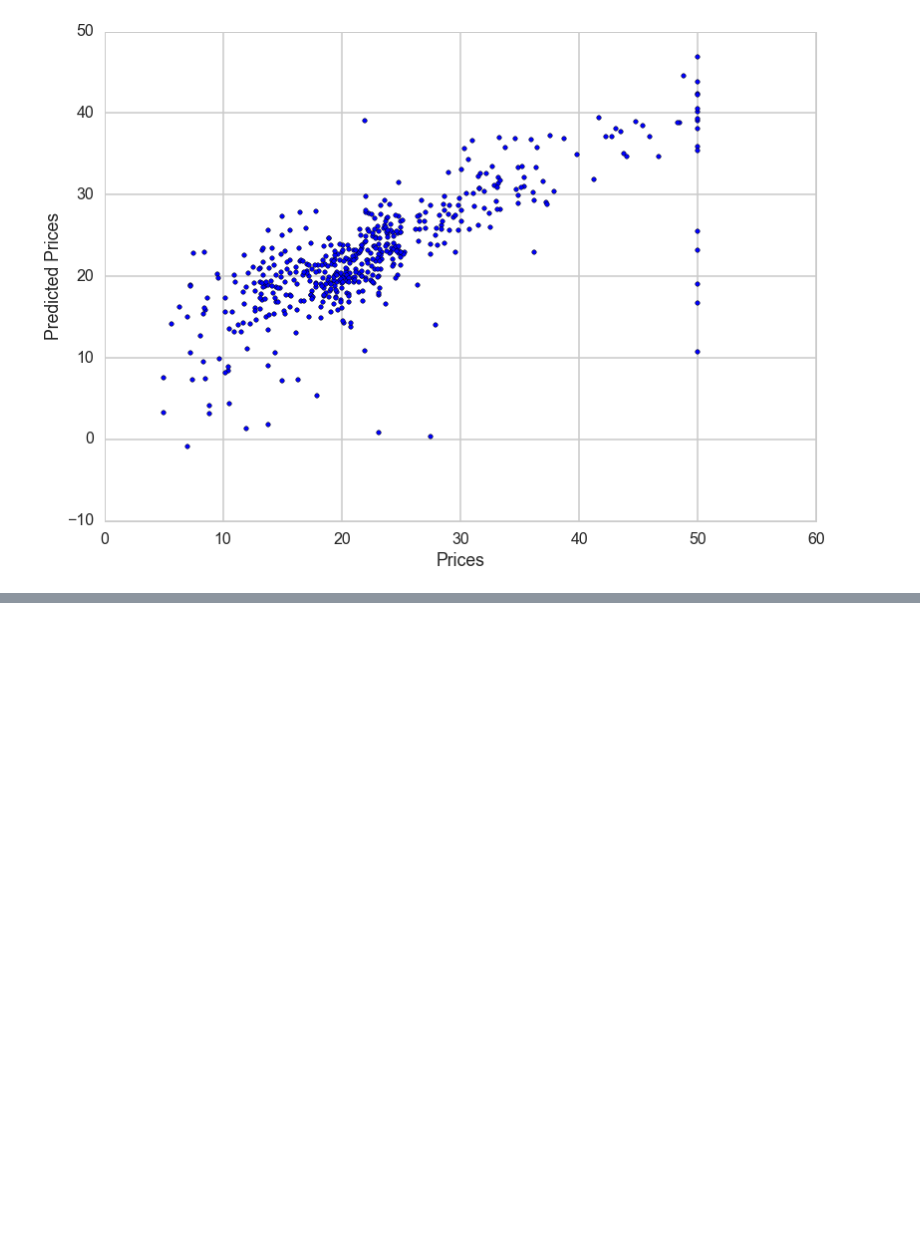
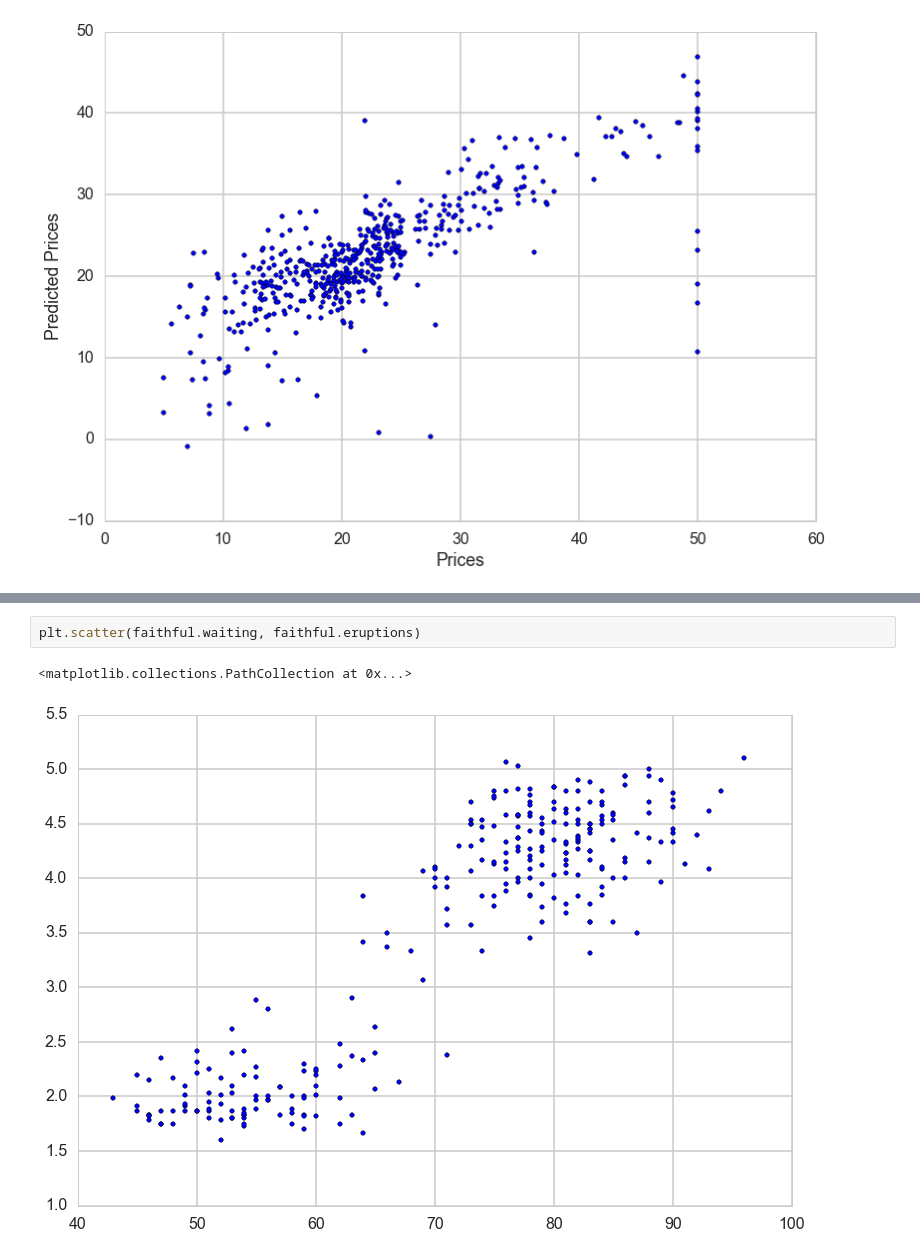
Before and after one commit to abhie19/Data-Analysis-Practice, a Jupyter notebook: Stats concept in python/Regression/Regression.ipynb, the cells around one changed output, grey strips where cells are left out. Saved outputs shown, nothing was run; the diff lists cells and outputs as text; blank space fills up the shorter version.

```diff
--- a/Stats concept in python/Regression/Regression.ipynb
+++ b/Stats concept in python/Regression/Regression.ipynb
@@ -284,0 +356,5 @@ plt.ylabel('Predicted Prices')
+# %%
+plt.scatter(faithful.waiting, faithful.eruptions)
+# %% [output]
+<matplotlib.collections.PathCollection at 0x...>
+[figure, added]
```
Also changed, not shown: parts of 16 cells of this notebook, 1 other file.
